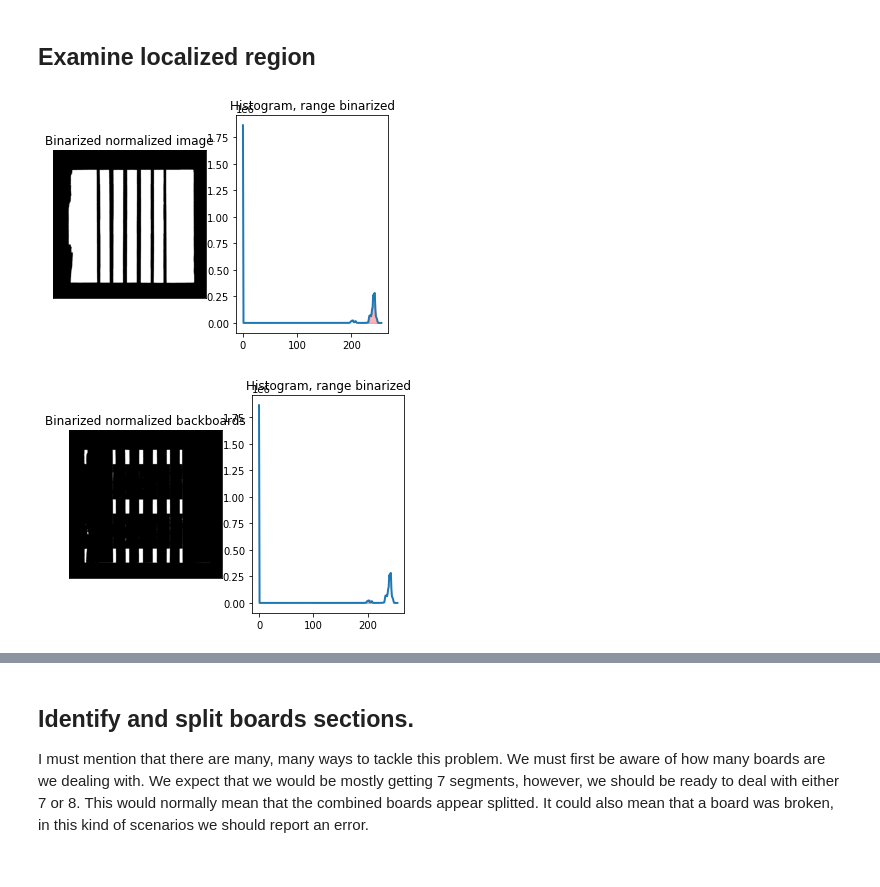
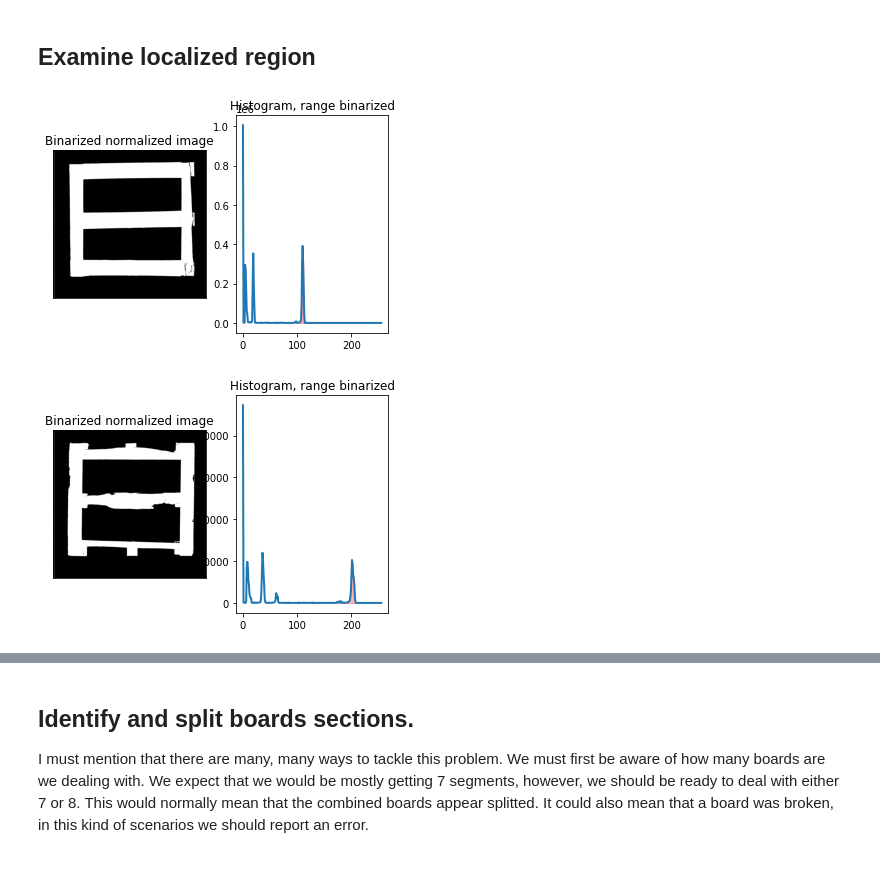
Before and after one commit to keny91/ChapChallenge, a Jupyter notebook: CameraBottom.ipynb, the cells around one changed output, grey strips where cells are left out. Cells and saved outputs as stored; diff of their text form; code cells hidden in the pictures.

```diff
--- a/CameraBottom.ipynb
+++ b/CameraBottom.ipynb
@@ -78,10 +78,10 @@ scratch_label = 100
 crack_label = 101
 
 # areas of interest for each image
-area_B58_scratch = [BOTTOM_IMAGES_PATH+"B58.tif",[1820,927]  ]
+area_B58_scratch = [BOTTOM_IMAGES_PATH+"B58.tif",[1780,927]  ]  # [1820,927]
 area_D59_scratch = [BOTTOM_IMAGES_PATH+"B59.tif",[[1078,440], [1037,1088], [1000,1622]] ]
 
-area_B78_crack  = [BOTTOM_IMAGES_PATH+"B78.tif",[800,920    ]]
+area_B78_crack  = [BOTTOM_IMAGES_PATH+"B78.tif",[800,980    ]]  # [800,920    ]]
 area_D82_crack  = [BOTTOM_IMAGES_PATH+"D82.tif",[274,1300   ]]
 area_D83_crack  = [BOTTOM_IMAGES_PATH+"D83.tif",[318,697    ]]
 area_E24_crack  = [BOTTOM_IMAGES_PATH+"E24.tif",[665,1614   ]]
@@ -235,7 +226,6 @@ On a deep look, we can see a small bump left to the rightmost peaks. With the pe
 <a name ="calibrate"></a>
 ## Examine localized region
 # %%
-calib_images = mySF.load_images_from_folder(GREY_CALIB_IMAGES_PATH)
 
 
 # will return 3 values indicating the depth of [bg, middleboards,topboards]
@@ -289,67 +279,64 @@ def getLayerByGreyRange(image, minTH, maxTH):
     return im_th
 
 
-def get2DepthLayers(image8bNorm_, cluster_c, verbose_ = False):
+def getHigherLayer(image8bNorm_, cluster_c, verbose_ = False):
 
     # top boards layer
-    threshold = median_value(cluster_c[1],cluster_c[2])
+    # threshold = th_value
+    threshold = median_value(cluster_c[len(cluster_c)-2],cluster_c[len(cluster_c)-1])
     max_threshold = 255 # till whitest white
+
+    hist_values_norm = cv.calcHist([image8bNorm_.flatten()],channels=[0],mask=None,histSize=[256],ranges=[0,255])
 
     # Get binarized image of the layer
     imageTopTH = getLayerByGreyRange(image8bNorm_, threshold, max_threshold)
 
     if(verbose_):
         fig1, (ax1, ax2) = plt.subplots(1, 2, sharex=False, sharey=False)
 
         ax1.set_title('Binarized normalized image')
         ax2.set_title('Histogram, range binarized')
 
         ax1.get_yaxis().set_visible(False)
         ax1.get_xaxis().set_visible(False)
         ax1.imshow(imageTopTH,cmap='gray')
 
         where_b = np.zeros(256)
         for i in range(threshold,256) : where_b[i] = True;
 
         ax2.fill_between(range(0,256), 0,hist_values_norm[:,0],alpha=0.3, where = where_b , color= "red")
         ax2.plot(range(0,256),hist_values_norm,lw = 2)
 
 
 
-    ## Same for the boards in the second layer
-    threshold = median_value(cluster_c[0],cluster_c[1])
-    max_threshold = median_value(cluster_c[1],cluster_c[2])
-
-    # Get binarized image of the layer
-    imageTHback = getLayerByGreyRange(image8bNorm_, threshold, max_threshold)
-
-    if(verbose_):
-        fig2, (ax3, ax4) = plt.subplots(1, 2, sharex=False, sharey=False)
-
-        ax3.set_title('Binarized normalized backboards')
-        ax4.set_title('Histogram, range binarized')
-
-        ax3.get_yaxis().set_visible(False)
-        ax3.get_xaxis().set_visible(False)
-        ax3.imshow(imageTHback,cmap='gray')
-
-        where_b = np.zeros(256)
-        for i in range(threshold,max_threshold) : where_b[i] = True;
-
-
-        ax4.fill_between(range(0,256), 0,hist_values_norm[:,0],alpha=0.3, where = where_b , color= "red")
-        ax4.plot(range(0,256),hist_values_norm,lw = 2)
-
-    return imageTopTH,imageTHback
+    return imageTopTH
 
 ###############     execution part      ############
 
-# We must run calibration at least once
-clusters_centers = getDepthLayersCenters(calib_images)
 
-# we will determine the binarization threshold for top boards, in this case we will just use the median values between centers
-# though some kind of weighted average would have been better, but this median will sufice
-imageTopTH, imageMidTH = get2DepthLayers(image8bNorm, clusters_centers,True)
+scract_sample_filepath = area_B58_scratch[0]
+crack_sample_filepath = area_B78_crack[0]
+
+calib_images =[scract_image16]
+clusters_centers_scratch = getDepthLayersCenters(calib_images)
+calib_images =[crack_image16]
+clusters_centers_crack = getDepthLayersCenters(calib_images)
+
+cutoff_scratch = mySF.getImageCutoffAroundPoint(scract_image8bNorm,scract_sample_location,150)
+cutoff_crack = mySF.getImageCutoffAroundPoint(crack_image8bNorm,crack_sample_location,150)
+
+
+# This is a mask, i expect that at least scratches are included, otherwise we might have to use close/morphology operations
+imageTopTH_scratch = getHigherLayer(scract_image8bNorm, clusters_centers_scratch,True)
+imageTopTH_crack = getHigherLayer(crack_image8bNorm, clusters_centers_crack,True)
+
+
+# close holes in the mask
+imageTopTH_scratch = mySF.close(imageTopTH_scratch,15)
+imageTopTH_crack = mySF.close(imageTopTH_crack,15)
+
+cutoff_scratch_mask = mySF.getImageCutoffAroundPoint(imageTopTH_scratch,scract_sample_location,150)
+cutoff_crack_mask = mySF.getImageCutoffAroundPoint(imageTopTH_crack,crack_sample_location,150)
 # %% [output]
-[figure, old version]
+[figure, new version]
-[figure, old version]
+[figure, new version]
```
Also changed, not shown: parts of 6 cells of this notebook, 1 other file.
